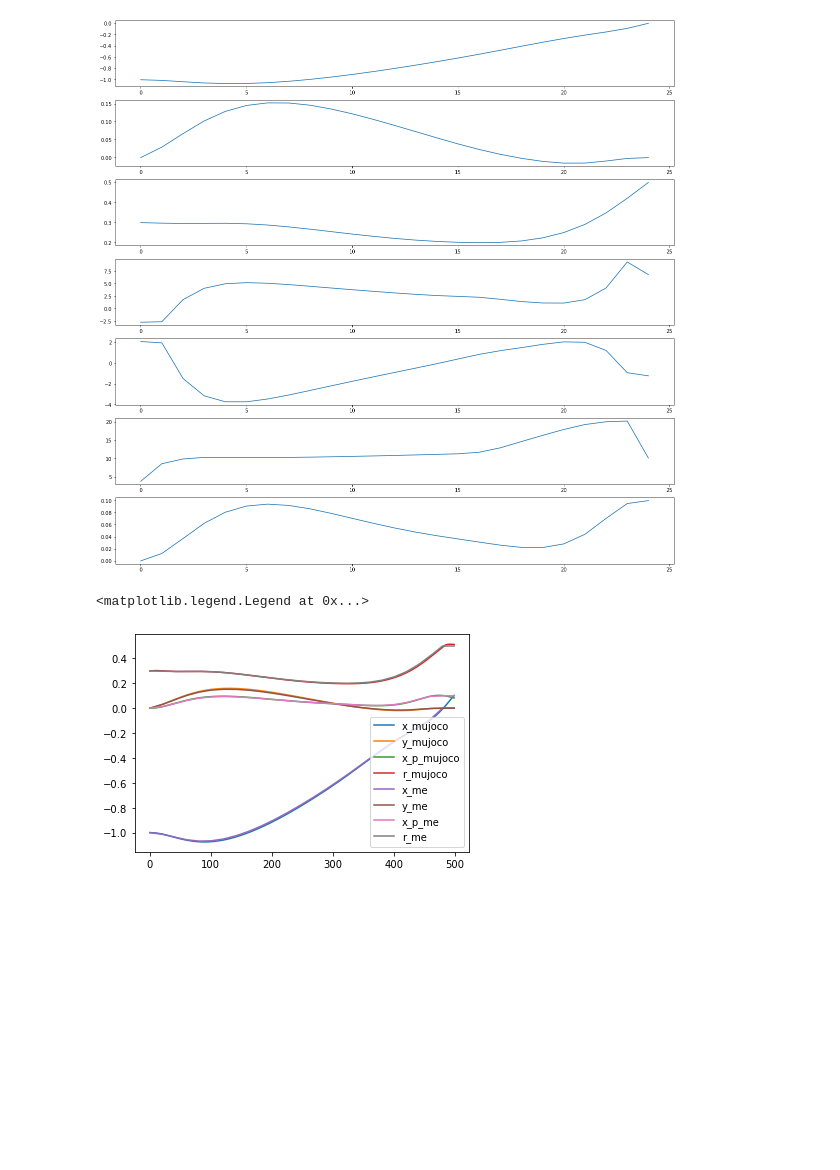
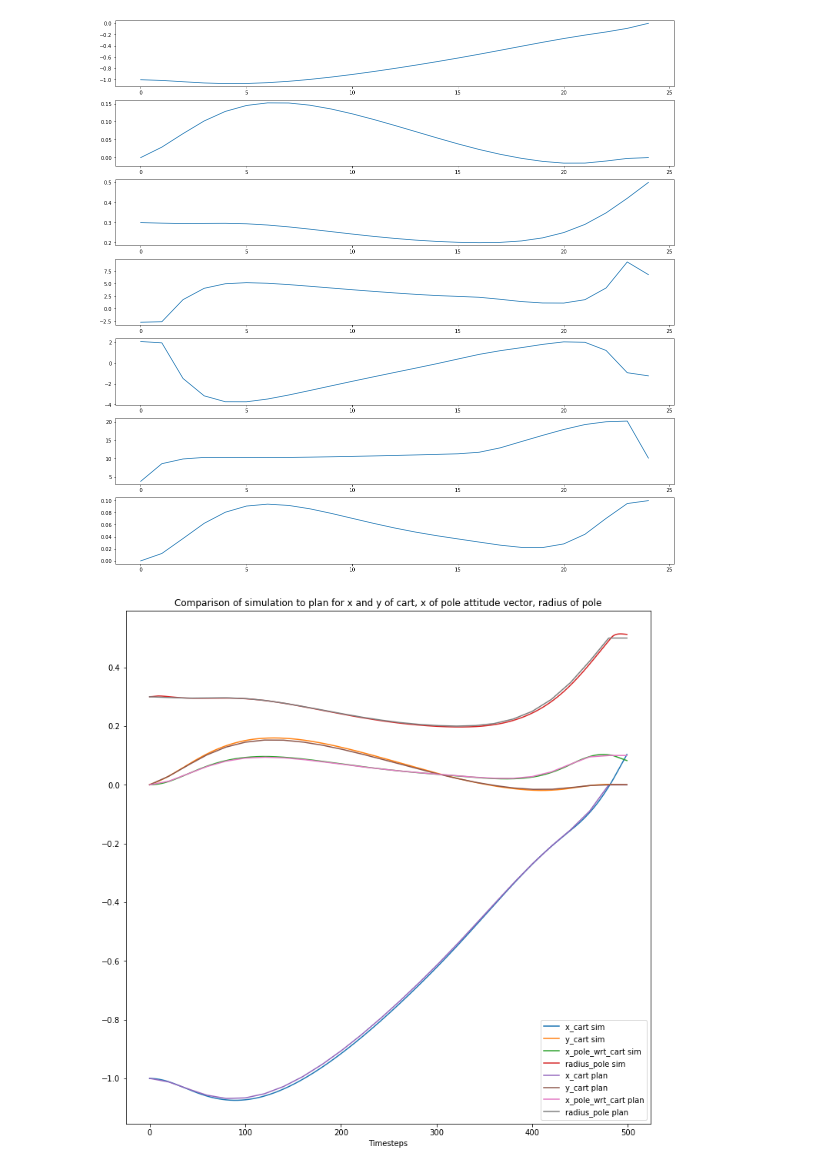
Before and after one commit to mihirus/2d-jumping-cartpole, a Jupyter notebook: 2d-jumping-cartpole-ground.ipynb, the cells around one changed output. Cells and saved outputs as stored; diff of their text form; code cells hidden in the pictures; blank space fills up the shorter version.

```diff
--- a/2d-jumping-cartpole-ground.ipynb
+++ b/2d-jumping-cartpole-ground.ipynb
@@ -327,17 +328,21 @@ u_traj_interpolated = np.vstack((u_interp_func(u_interp), np.tile(u_traj_reshape
 # %%
 mujoco_traj = np.vstack(mujoco_traj)
 
 end_step = 500
 
-plt.plot(timesteps_sim[:end_step], mujoco_traj[:end_step,0])
-plt.plot(timesteps_sim[:end_step], mujoco_traj[:end_step,1])
-plt.plot(timesteps_sim[:end_step], mujoco_traj[:end_step,2])
-plt.plot(timesteps_sim[:end_step], mujoco_traj[:end_step,4])
-plt.plot(timesteps_sim[:end_step], x_traj_interpolated[:end_step, 0])
-plt.plot(timesteps_sim[:end_step], x_traj_interpolated[:end_step, 1])
-plt.plot(timesteps_sim[:end_step], x_traj_interpolated[:end_step, 2])
-plt.plot(timesteps_sim[:end_step], x_traj_interpolated[:end_step, 4])
-plt.legend(['x_mujoco', 'y_mujoco', 'x_p_mujoco', 'r_mujoco', 'x_me', 'y_me', 'x_p_me', 'r_me'])
+fig, ax = plt.subplots(figsize=(10, 10), constrained_layout=True)
+fig.patch.set_alpha(1)  # solution
+ax.set_title('Comparison of simulation to plan for x and y of cart, x of pole attitude vector, radius of pole')
+ax.set_xlabel('Timesteps')
+ax.plot(timesteps_sim[:end_step], mujoco_traj[:end_step,0])
+ax.plot(timesteps_sim[:end_step], mujoco_traj[:end_step,1])
+ax.plot(timesteps_sim[:end_step], mujoco_traj[:end_step,2])
+ax.plot(timesteps_sim[:end_step], mujoco_traj[:end_step,4])
+ax.plot(timesteps_sim[:end_step], x_traj_interpolated[:end_step, 0])
+ax.plot(timesteps_sim[:end_step], x_traj_interpolated[:end_step, 1])
+ax.plot(timesteps_sim[:end_step], x_traj_interpolated[:end_step, 2])
+ax.plot(timesteps_sim[:end_step], x_traj_interpolated[:end_step, 4])
+ax.legend(['x_cart sim', 'y_cart sim', 'x_pole_wrt_cart sim', 'radius_pole sim', 'x_cart plan', 'y_cart plan', 'x_pole_wrt_cart plan', 'radius_pole plan'])
+# plt.savefig('a.png', bbox_inches='tight', pad_inches=0.2)
 # %% [output]
-<matplotlib.legend.Legend at 0x...>
-[figure, old version]
+[figure, new version]
```
Also changed, not shown: parts of 1 cell of this notebook, 3 other files.
